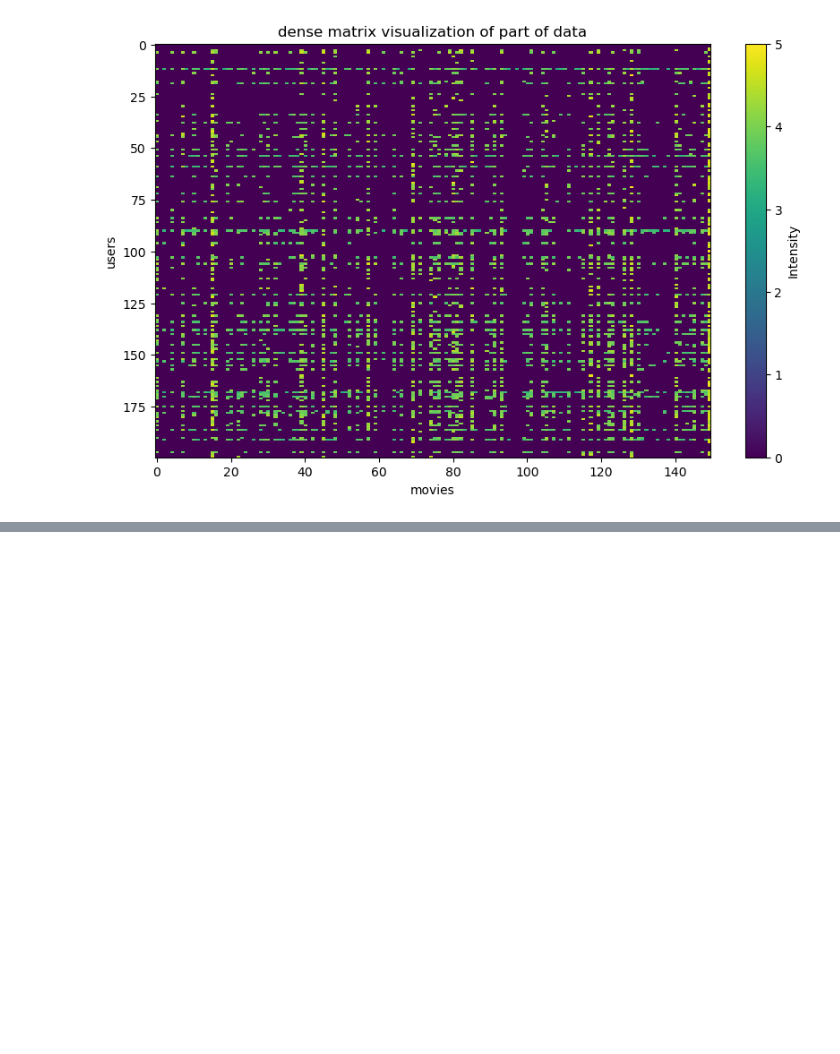
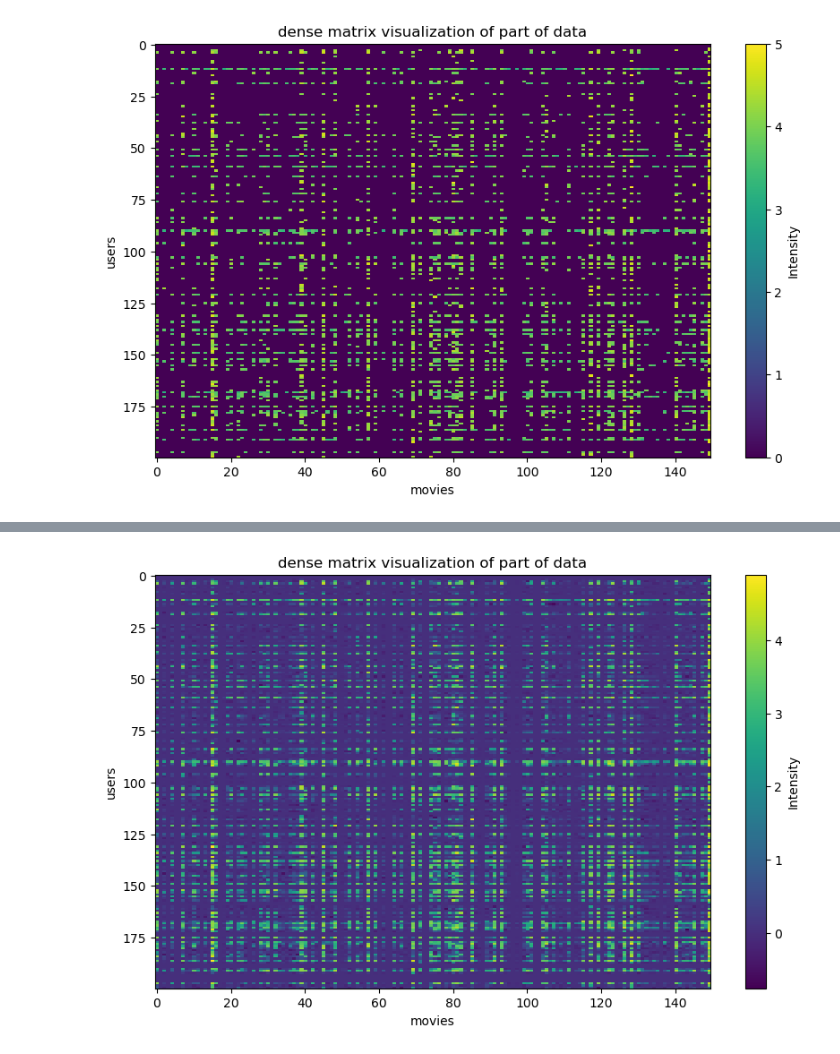
Before and after one commit to Kessius00/nn-s-matrix-fc, a Jupyter notebook: lsmc/lsmc_valid_SVD.ipynb, the cells around one changed output, grey strips where cells are left out. Cells and saved outputs as stored; diff of their text form; code cells hidden in the pictures; blank space fills up the shorter version.

```diff
--- a/lsmc/lsmc_valid_SVD.ipynb
+++ b/lsmc/lsmc_valid_SVD.ipynb
@@ -291,0 +416,4 @@ visualizeData(SVD_truncated(dense_matrix, 15))
+# %%
+visualizeData(P_final)
+# %% [output]
+[figure, added]
```
Also changed, not shown: parts of 17 cells of this notebook, 2 other files.
